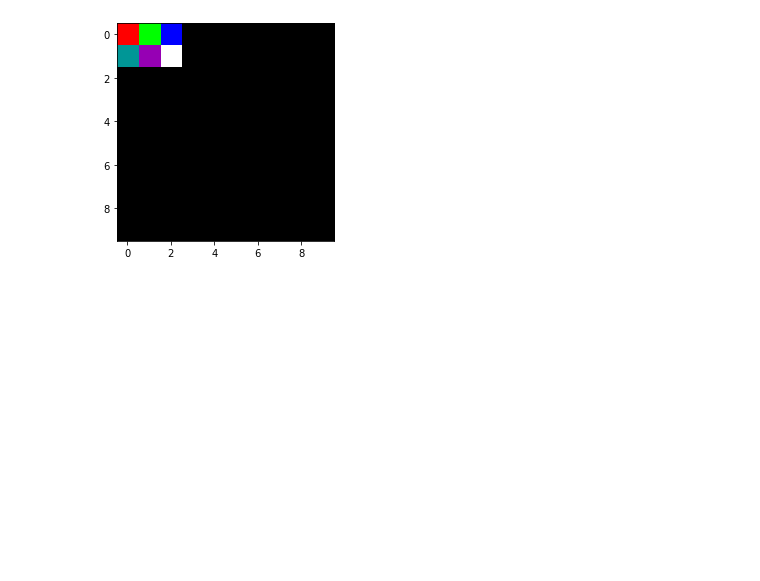
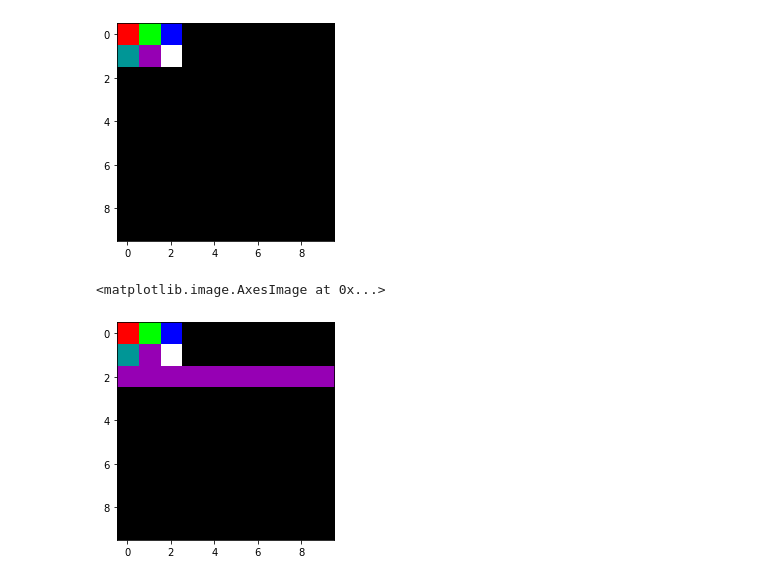
Before and after one commit to fdnavarropecci/mbd_images_clase, a Jupyter notebook: 1_IMAGE_how_computers_see_images.ipynb, the cells around one changed output. Cells and saved outputs as stored; diff of their text form; code cells hidden in the pictures; blank space fills up the shorter version.

```diff
--- a/1_IMAGE_how_computers_see_images.ipynb
+++ b/1_IMAGE_how_computers_see_images.ipynb
@@ -46,3 +42,30 @@ plt.imshow(img)
+# %%
+#YOUR TURN :
+#Compose new colors
+#add magenta line
+
+# Black square with colors per pixel  RGB
+img = np.zeros((10, 10, 3), np.uint8)
+img[0, 0] = (255, 0, 0)  # Blue
+img[0, 1] = (0, 255, 0)  # Green
+img[0, 2] = (0, 0, 255)  # Red
+img[1, 0] = (0, 150, 150)  # Yellow (green + red)
+img[1, 1] = (150, 0, 180)  # Magenta (blue + red)
+img[1, 2] = (255, 255, 255)  # Magenta (blue + red)
+img[2,] = (150, 0, 180)  # Magenta (blue + red)
+
+
+# Resizing the image x100 to see each pixel big
+img = cv2.resize(img, (10, 10), interpolation=cv2.INTER_AREA)
+
+# Show the image
+plt.imshow(img)
+
+#cv2.imshow("Image", img)
+#cv2.waitKey(0)
+# %% [output]
+<matplotlib.image.AxesImage at 0x...>
+[figure, added]
 # %%
 
 # Results
```
Also changed, not shown: parts of 2 cells of this notebook, 24 other files.
